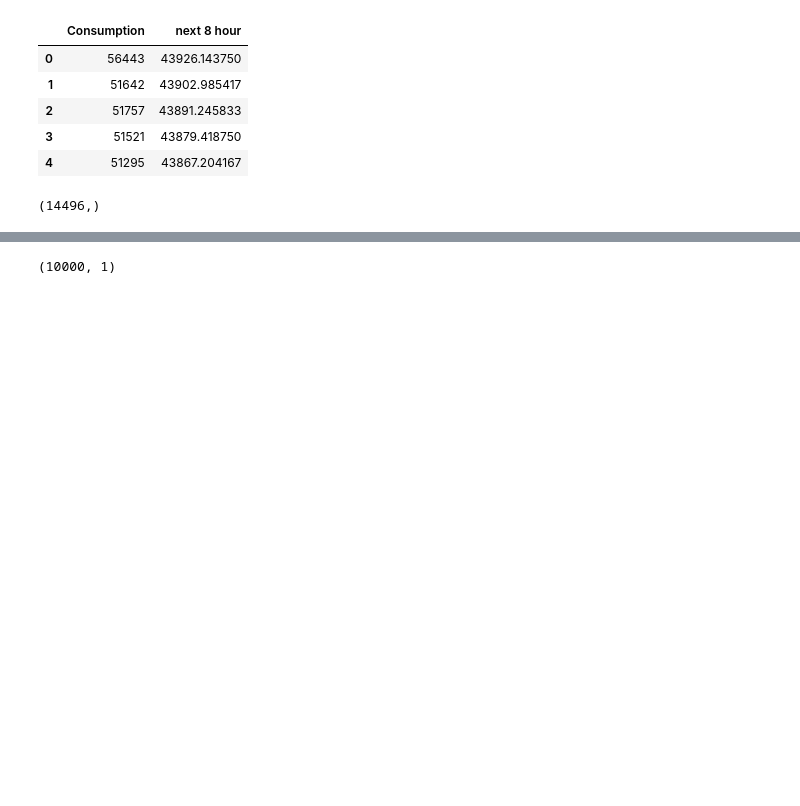
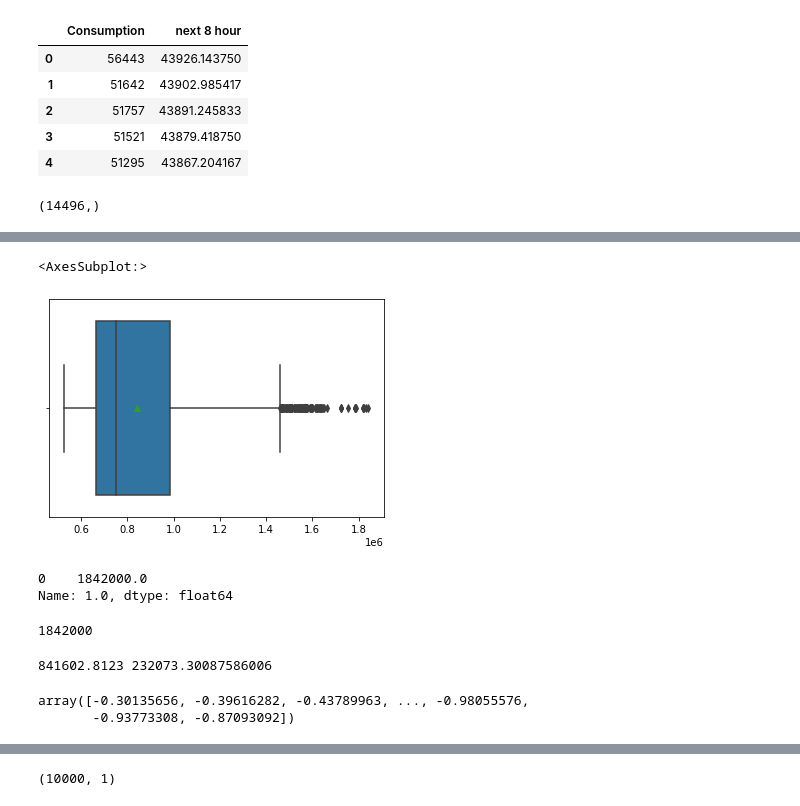
Before and after one commit to aminkhod/time-series_electric-consumption, a Jupyter notebook: Machine Learning to Predict Consumption.ipynb, the cells around one changed output, grey strips where cells are left out. Saved outputs shown, nothing was run; the diff lists cells and outputs as text; code cells hidden in the pictures; blank space fills up the shorter version.

```diff
--- a/Machine Learning to Predict Consumption.ipynb
+++ b/Machine Learning to Predict Consumption.ipynb
@@ -42,0 +50,24 @@ training_set.shape
+# %%
+sns.boxplot(training_set[:10000], showmeans=True)
+# %% [output]
+<AxesSubplot:>
+[figure, added]
+# %%
+pd.DataFrame(training_set[:10000]).quantile(1)
+# %% [output]
+0    1842000.0
+Name: 1.0, dtype: float64
+# %%
+print(max(training_set[:10000]))
+# %% [output]
+1842000
+# %%
+mu = np.mean(training_set[:10000])
+std = np.std(training_set[:10000])
+print(mu , std)
+training_set_scaled = (training_set[:10000] - mu) / std
+training_set_scaled
+# %% [output]
+841602.8123 232073.30087586006
+array([-0.30135656, -0.39616282, -0.43789963, ..., -0.98055576,
+       -0.93773308, -0.87093092])
```
Also changed, not shown: parts of 14 cells of this notebook, 1 other file.
